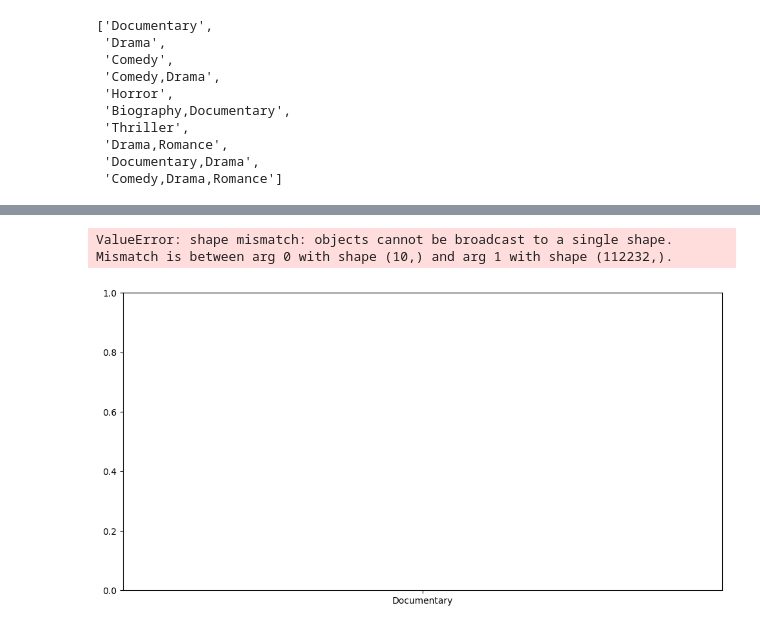
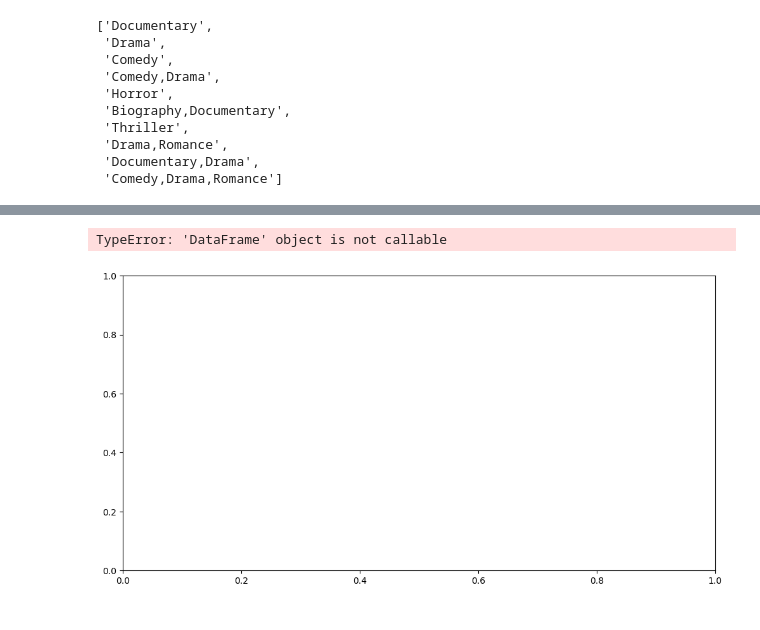
Before and after one commit to wanjikuciku/Phase-1-Project, a Jupyter notebook: project.ipynb, the cells around one changed output, grey strips where cells are left out. Cells and saved outputs as stored; diff of their text form; code cells hidden in the pictures.

Commit message:
found mean_ratings using groupby then converted it to a dataframe so as to plot the bargraph

```diff
--- a/project.ipynb
+++ b/project.ipynb
@@ -648,7 +648,3 @@ genres                 0
 averagerating      46512
 numvotes           46512
 dtype: int64
-# %%
-# Filling Unknown inplace of the missing values
-basics_and_ratings.fillna('Unknown', inplace=True)
-basics_and_ratings
@@ -847,27 +821,30 @@ TypeError: '<=' not supported between instances of 'float' and 'str'
 # %%
 # set up plots
 fig, ax = plt.subplots(figsize=(12,6))
 
 # Create the variables
-genre_counts = basics_and_ratings['genres'].value_counts()
-top_10_genres = genre_counts.index[:10].to_list()
 
-y = basics_and_ratings['averagerating']
+genre = basics_and_ratings('genre')
+mean_ratings = genre['averageratings'].mean()
 
+# convert the mean_ratings to a DataFrame
+mean_ratings_df = pd.DataFrame(mean_ratings)
+# making "genre" a column
+mean_ratings_df = mean_ratings_df.reset_index()
 
 
 # plot data
-ax.bar(top_10_genres, y)
+ax.bar(mean_ratings.index, mean_ratings)
 # set the respective lables
 ax.set_title('Genre with highest ratings')
 ax.set_xlabel('Genre')
 ax.set_ylabel('Average Ratings')
 
 # rotate the x-axis label for better readability
 ax.tick_params(axis = "x", rotation = 45)
 
 # adjust layout to prevent lables from being cut off
-plt.tight_layout()
+plt.tight_layout();
 # %% [output]
-ValueError: shape mismatch: objects cannot be broadcast to a single shape.  Mismatch is between arg 0 with shape (10,) and arg 1 with shape (112232,).
+TypeError: 'DataFrame' object is not callable
-[figure, old version]
+[figure, new version]
```
Also changed, not shown: parts of 7 cells of this notebook.
